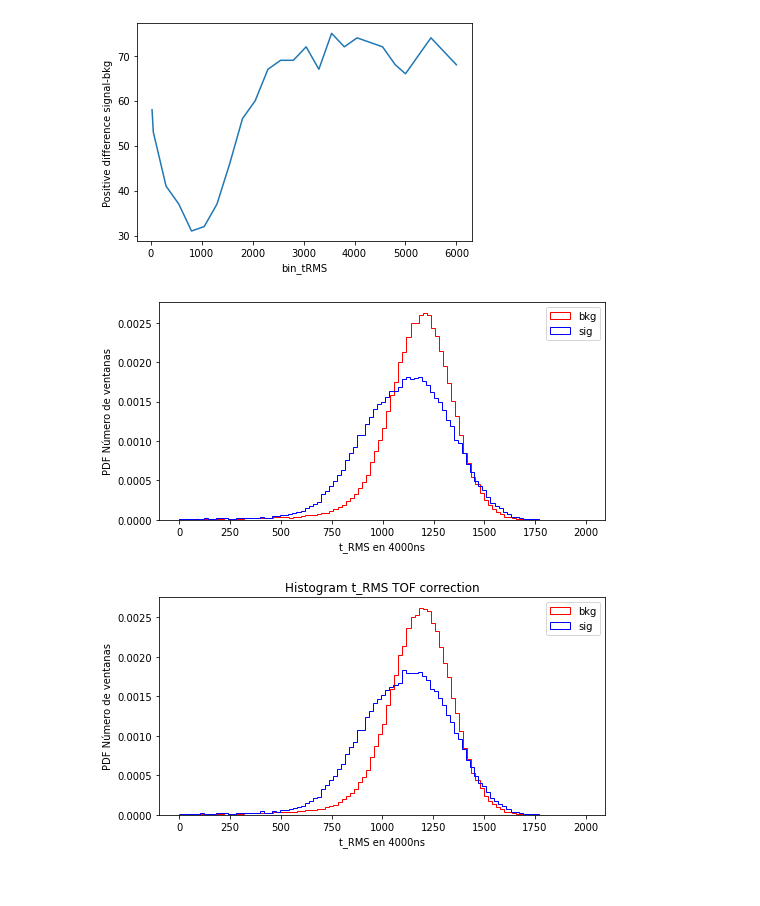
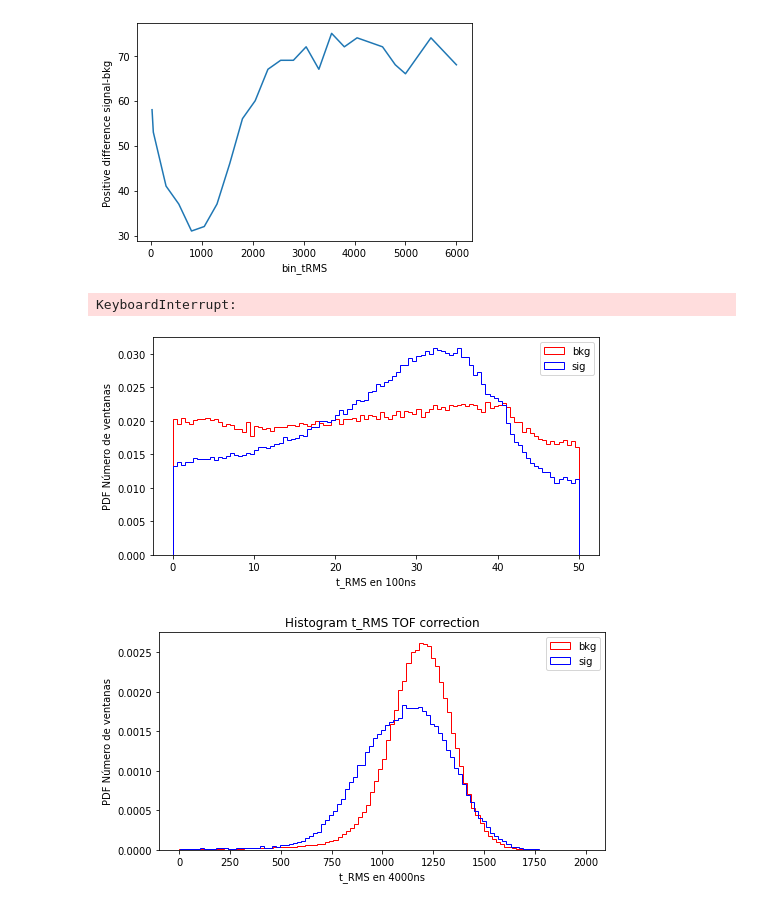
Before and after one commit to halmamol/WCTECoincidence_Analysis, a Jupyter notebook: nHits_count/jupyter_notebooks/TOF.ipynb, the cells around one changed output. Saved outputs shown, nothing was run; the diff lists cells and outputs as text; code cells hidden in the pictures.

```diff
--- a/nHits_count/jupyter_notebooks/TOF.ipynb
+++ b/nHits_count/jupyter_notebooks/TOF.ipynb
@@ -35,8 +35,8 @@ tree_sig = file["WCTEReadoutWindows"]
 
 times_sorted_sig, times_sorted_TOF_sig, charges_sorted_sig, mpmt_sorted_sig, event_number_branch_sig = functions_spills.initial_treatment(tree_sig)
 # %%
-times_branch_modified, threshold_times, deleted_index_dict = functions_spills.repeat_spills_nHits(event_number_branch, times_sorted, 300, 5000, 4000)
-times_branch_modified_sig, threshold_times_sig, deleted_index_dict_sig = functions_spills.repeat_spills_nHits(event_number_branch_sig, times_sorted_sig, 300, 5000, 4000)
+times_branch_modified, threshold_times, deleted_index_dict = functions_spills.repeat_spills_nHits(event_number_branch, times_sorted_TOF, 300, 5000, 4000)
+times_branch_modified_sig, threshold_times_sig, deleted_index_dict_sig = functions_spills.repeat_spills_nHits(event_number_branch_sig, times_sorted_TOF_sig, 300, 5000, 4000)
 # %%
 charge_branch_filtered = functions_spills.delete_indices_list(charges_sorted, deleted_index_dict)
 charge_branch_filtered_sig = functions_spills.delete_indices_list(charges_sorted_sig, deleted_index_dict_sig)
@@ -59,7 +59,7 @@ print(times_branch_modified_chargesTT[0][:10])
  2162.07505332 2915.6588334  3839.84384063 3843.63759215 3929.36761738]
 # %%
 umbral = 0
-bin_hits = 4000
+bin_hits = 100
 
 times_array = np.arange(0, 270000+1, bin_hits, dtype=int)
 
@@ -94,17 +94,19 @@ plt.show()
 # %%
 t_RMS = np.concatenate([functions_spills.time_RMS_fun(times, bin_hits) for times in times_branch_modified_chargesTT])
 t_RMS_sig = np.concatenate([functions_spills.time_RMS_fun(times, bin_hits) for times in times_branch_modified_chargesTT_sig])
+# %% [output]
+KeyboardInterrupt:
 # %%
 plt.figure(figsize=(8, 4))
-plt.hist(t_RMS, bins=100, color='red', histtype='step', linewidth=1, label='bkg', density=True)
-plt.hist(t_RMS_sig, bins=100, color='blue', histtype='step', linewidth=1, label='sig', density=True)
+plt.hist(t_RMS_TOF, bins=100, color='red', histtype='step', linewidth=1, label='bkg', density=True)
+plt.hist(t_RMS_sig_TOF, bins=100, color='blue', histtype='step', linewidth=1, label='sig', density=True)
 plt.xlabel(f't_RMS en {bin_hits}ns')
 plt.ylabel('PDF Número de ventanas')
 plt.legend()
 #plt.yscale('log')
 plt.show()
 # %% [output]
-[figure, old version]
+[figure, new version]
 # %%
 plt.figure(figsize=(8, 4))
 plt.hist(t_RMS_TOF, bins=100, color='red', histtype='step', linewidth=1, label='bkg', density=True)
```
Also changed, not shown: parts of 2 cells of this notebook, 8 other files.
